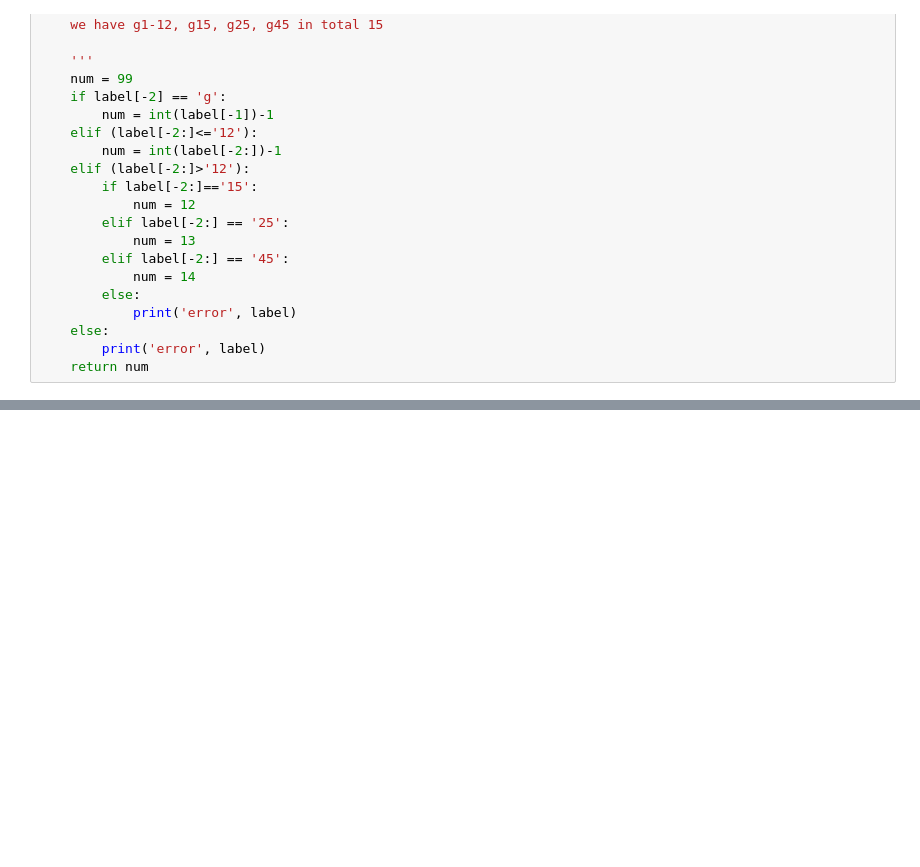
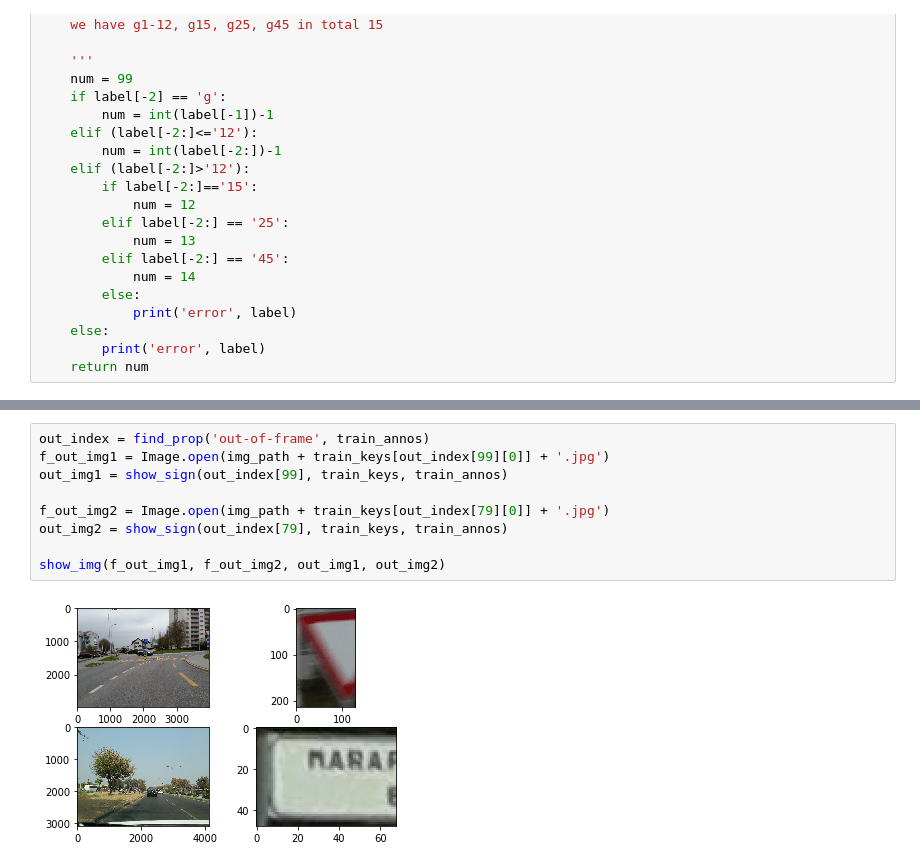
Before and after one commit to curlyyue/uncertainty-quantification, a Jupyter notebook: dataset_analyze/property_distr.ipynb, the cells around one changed output, grey strips where cells are left out. Saved outputs shown, nothing was run; the diff lists cells and outputs as text; blank space fills up the shorter version.

```diff
--- a/dataset_analyze/property_distr.ipynb
+++ b/dataset_analyze/property_distr.ipynb
@@ -699,0 +313,11 @@ label.to_csv('/lab/project-1/train_label.csv', encoding='utf-8')
+# %%
+out_index = find_prop('out-of-frame', train_annos)
+f_out_img1 = Image.open(img_path + train_keys[out_index[99][0]] + '.jpg')
+out_img1 = show_sign(out_index[99], train_keys, train_annos)
+
+f_out_img2 = Image.open(img_path + train_keys[out_index[79][0]] + '.jpg')
+out_img2 = show_sign(out_index[79], train_keys, train_annos)
+
+show_img(f_out_img1, f_out_img2, out_img1, out_img2)
+# %% [output]
+[figure, added]
```
Also changed, not shown: parts of 62 cells of this notebook.
